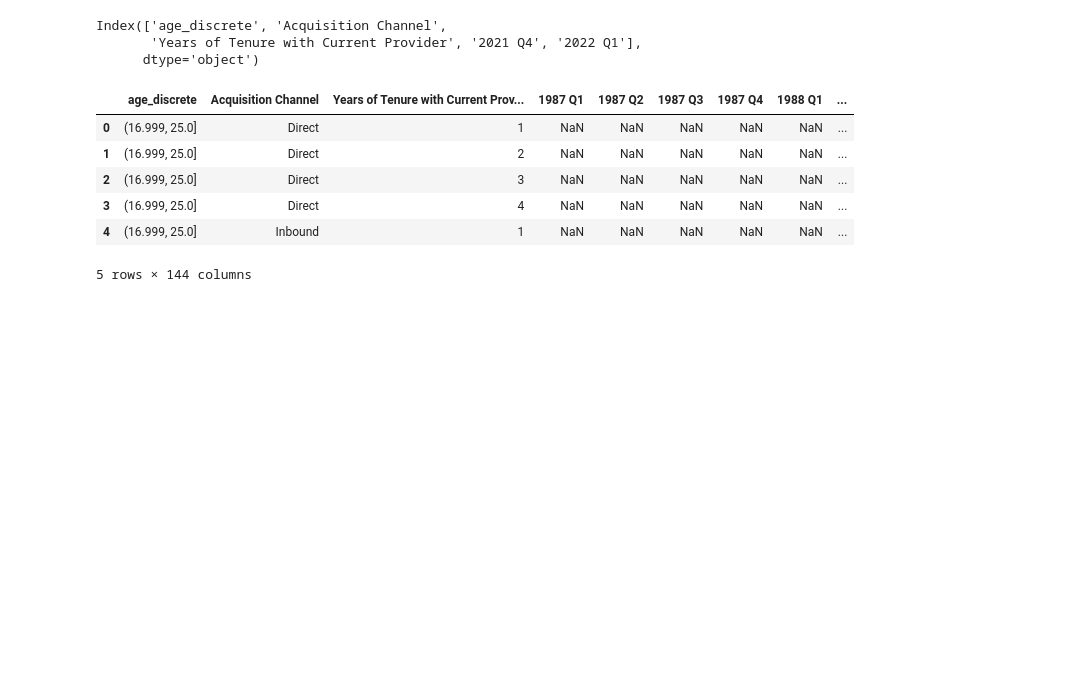
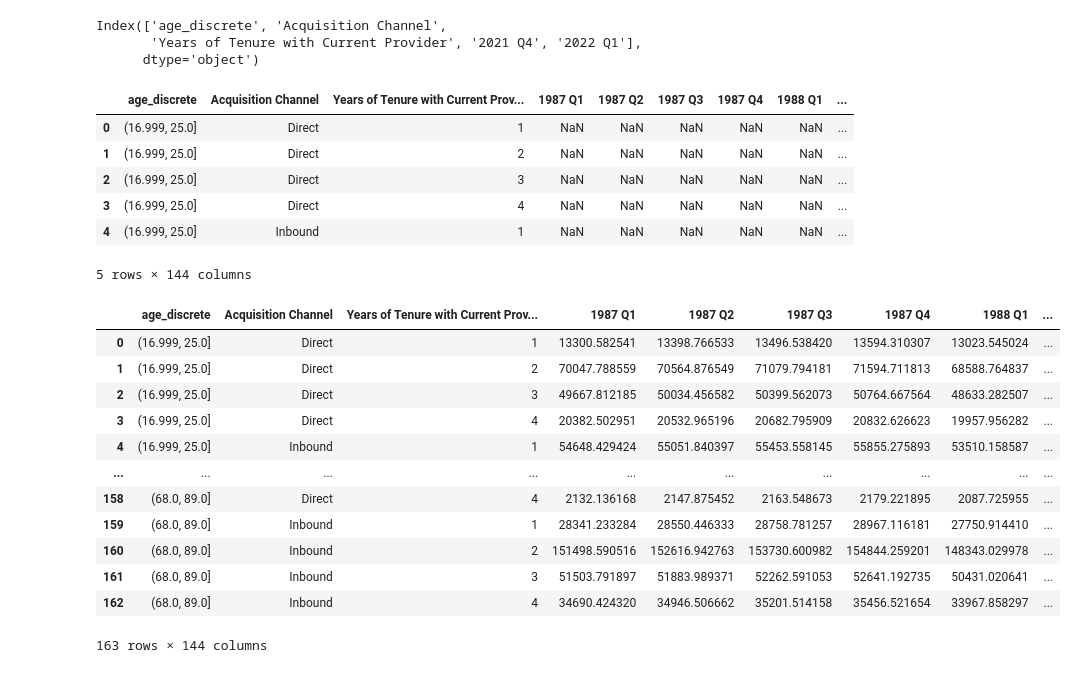
Before and after one commit to PaulB86UK/PP_ART, a Jupyter notebook: NB.ipynb, the cells around one changed output. Drawn from its saved outputs; the diff is of its cells as text; code cells hidden in the pictures; blank space fills up the shorter version.

```diff
--- a/NB.ipynb
+++ b/NB.ipynb
@@ -311,0 +309,16 @@ pre_processed_data.to_csv(rf'{PATH}\Processed_Profile.csv')
+# %%
+pre_processed_data
+# %% [output]
+|  | age_discrete | Acquisition Channel | Years of Tenure with Current Prov... | 1987 Q1 | 1987 Q2 | 1987 Q3 | 1987 Q4 | 1988 Q1 | ... |
+| 0 | (16.999, 25.0] | Direct | 1 | 13300.582541 | 13398.766533 | 13496.538420 | 13594.310307 | 13023.545024 | ... |
+| 1 | (16.999, 25.0] | Direct | 2 | 70047.788559 | 70564.876549 | 71079.794181 | 71594.711813 | 68588.764837 | ... |
+| 2 | (16.999, 25.0] | Direct | 3 | 49667.812185 | 50034.456582 | 50399.562073 | 50764.667564 | 48633.282507 | ... |
+| 3 | (16.999, 25.0] | Direct | 4 | 20382.502951 | 20532.965196 | 20682.795909 | 20832.626623 | 19957.956282 | ... |
+| 4 | (16.999, 25.0] | Inbound | 1 | 54648.429424 | 55051.840397 | 55453.558145 | 55855.275893 | 53510.158587 | ... |
+| ... | ... | ... | ... | ... | ... | ... | ... | ... | ... |
+| 158 | (68.0, 89.0] | Direct | 4 | 2132.136168 | 2147.875452 | 2163.548673 | 2179.221895 | 2087.725955 | ... |
+| 159 | (68.0, 89.0] | Inbound | 1 | 28341.233284 | 28550.446333 | 28758.781257 | 28967.116181 | 27750.914410 | ... |
+| 160 | (68.0, 89.0] | Inbound | 2 | 151498.590516 | 152616.942763 | 153730.600982 | 154844.259201 | 148343.029978 | ... |
+| 161 | (68.0, 89.0] | Inbound | 3 | 51503.791897 | 51883.989371 | 52262.591053 | 52641.192735 | 50431.020641 | ... |
+| 162 | (68.0, 89.0] | Inbound | 4 | 34690.424320 | 34946.506662 | 35201.514158 | 35456.521654 | 33967.858297 | ... |
+163 rows × 144 columns
```
Also changed, not shown: parts of 3 cells of this notebook.
